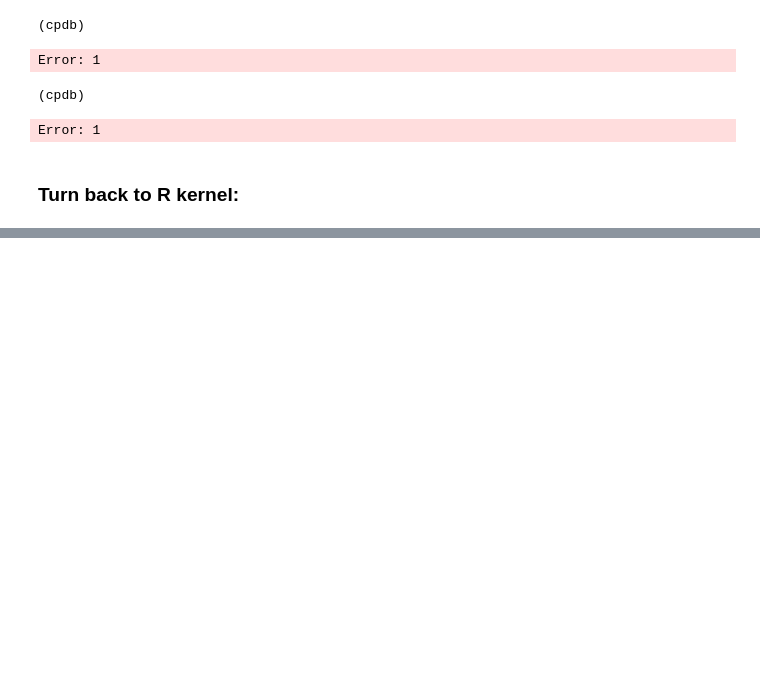
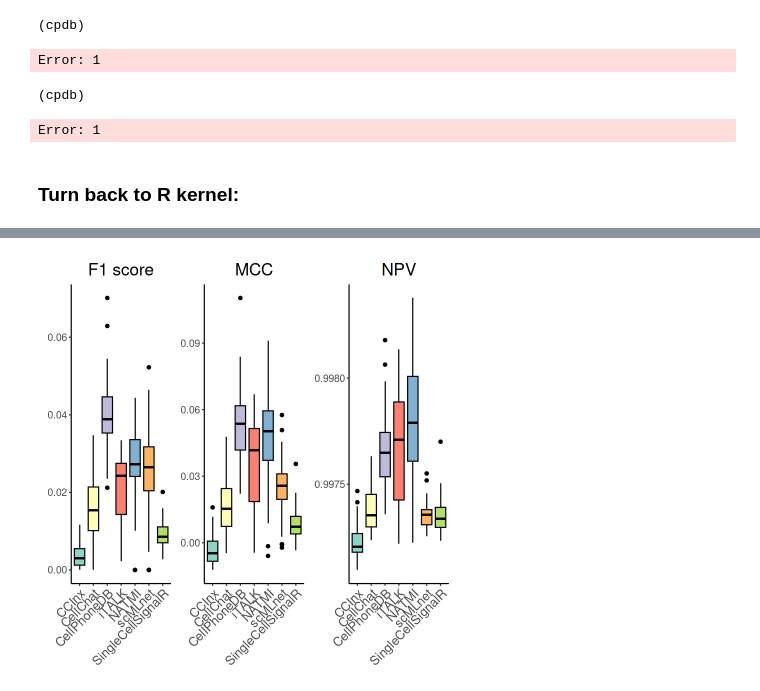
Before and after one commit to mora-lab/cell-cell-interactions, a Jupyter notebook: benchmark-workflow/Workflow.ipynb, the cells around one changed output, grey strips where cells are left out. Saved outputs shown, nothing was run; the diff lists cells and outputs as text; code cells hidden in the pictures; blank space fills up the shorter version.

```diff
--- a/benchmark-workflow/Workflow.ipynb
+++ b/benchmark-workflow/Workflow.ipynb
@@ -876,0 +637,7 @@ Last modified: 2022.9.21
+# %%
+p4 <- ggplot(data=ssp, aes(x=Tool, y=F1score)) + geom_boxplot(color="black", aes(fill=Tool)) + scale_fill_brewer(palette = "Set3") + theme_classic() + labs(x=NULL,y=NULL,title="F1 score") + theme(axis.text.x = element_text(angle = 45, size=15, vjust=1, hjust=1), axis.text.y = element_text(size = 12), plot.title = element_text(hjust = .5, size = 20),legend.position="none")
+p5 <- ggplot(data=ssp, aes(x=Tool, y=MCC)) + geom_boxplot(color="black", aes(fill=Tool)) + scale_fill_brewer(palette = "Set3") + theme_classic() + labs(x=NULL,y=NULL,title="MCC") + theme(axis.text.x = element_text(angle = 45, size=15, vjust=1, hjust=1), axis.text.y = element_text(size = 12), plot.title = element_text(hjust = .5, size = 20),legend.position="none")
+p6 <- ggplot(data=ssp, aes(x=Tool, y=NPV)) + geom_boxplot(color="black", aes(fill=Tool)) + scale_fill_brewer(palette = "Set3") + theme_classic() + labs(x=NULL,y=NULL,title="NPV") + theme(axis.text.x = element_text(angle = 45, size=15, vjust=1, hjust=1), axis.text.y = element_text(size = 12), plot.title = element_text(hjust = .5, size = 20),legend.position="none")
+p4+p5+p6
+# %% [output]
+[figure, added]
```
Also changed, not shown: parts of 82 cells of this notebook.
